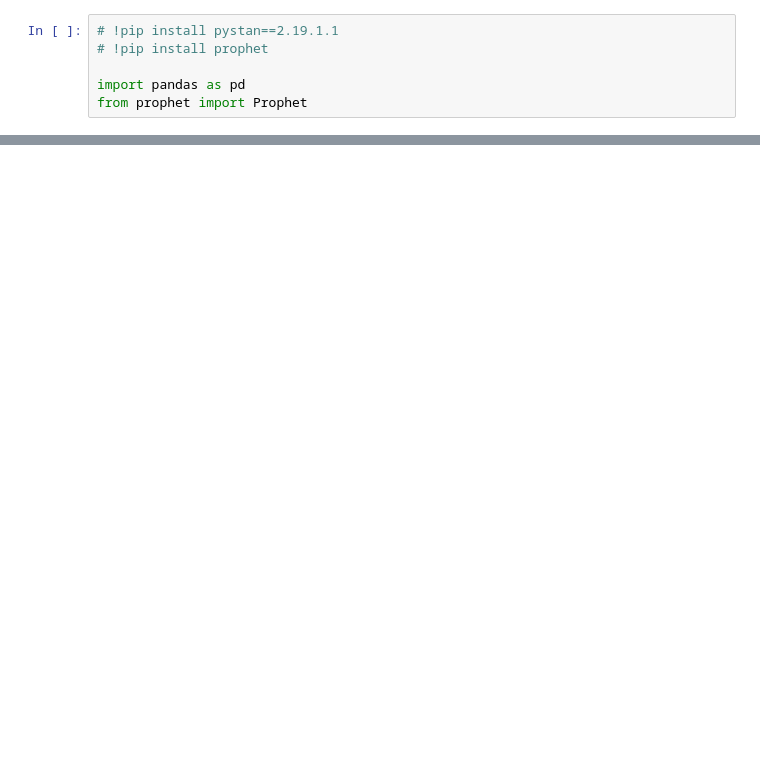
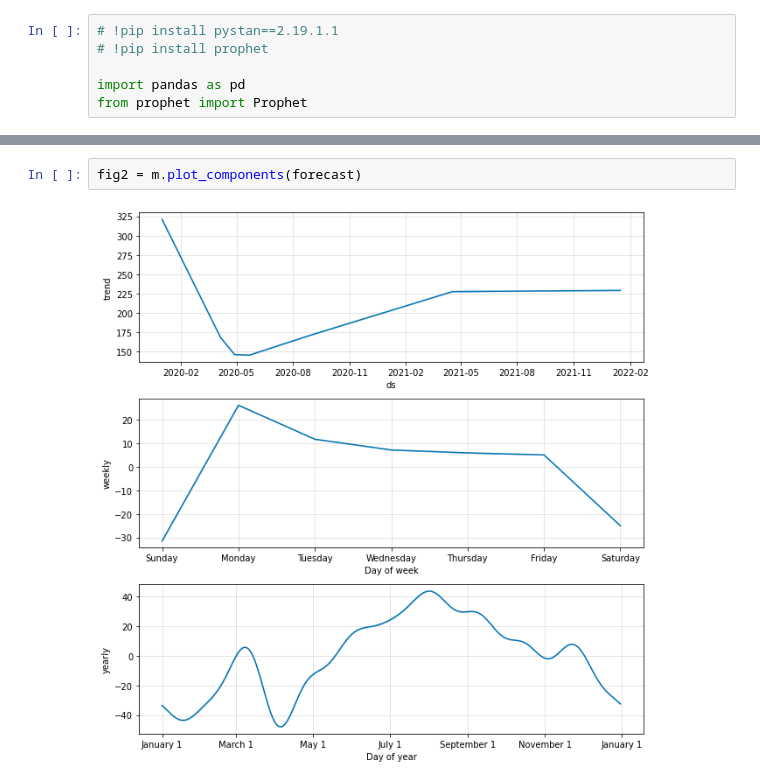
Before and after one commit to drdevinhopkins/hourly-report, a Jupyter notebook: notebooks/daily-visit-forecast.ipynb, the cells around one changed output, grey strips where cells are left out. Saved outputs shown, nothing was run; the diff lists cells and outputs as text; blank space fills up the shorter version.

```diff
--- a/notebooks/daily-visit-forecast.ipynb
+++ b/notebooks/daily-visit-forecast.ipynb
@@ -26,0 +107,4 @@ df = df[df[Time]]
+# %%
+fig2 = m.plot_components(forecast)
+# %% [output]
+[figure, added]
```
Also changed, not shown: parts of 13 cells of this notebook, 1 other file.
